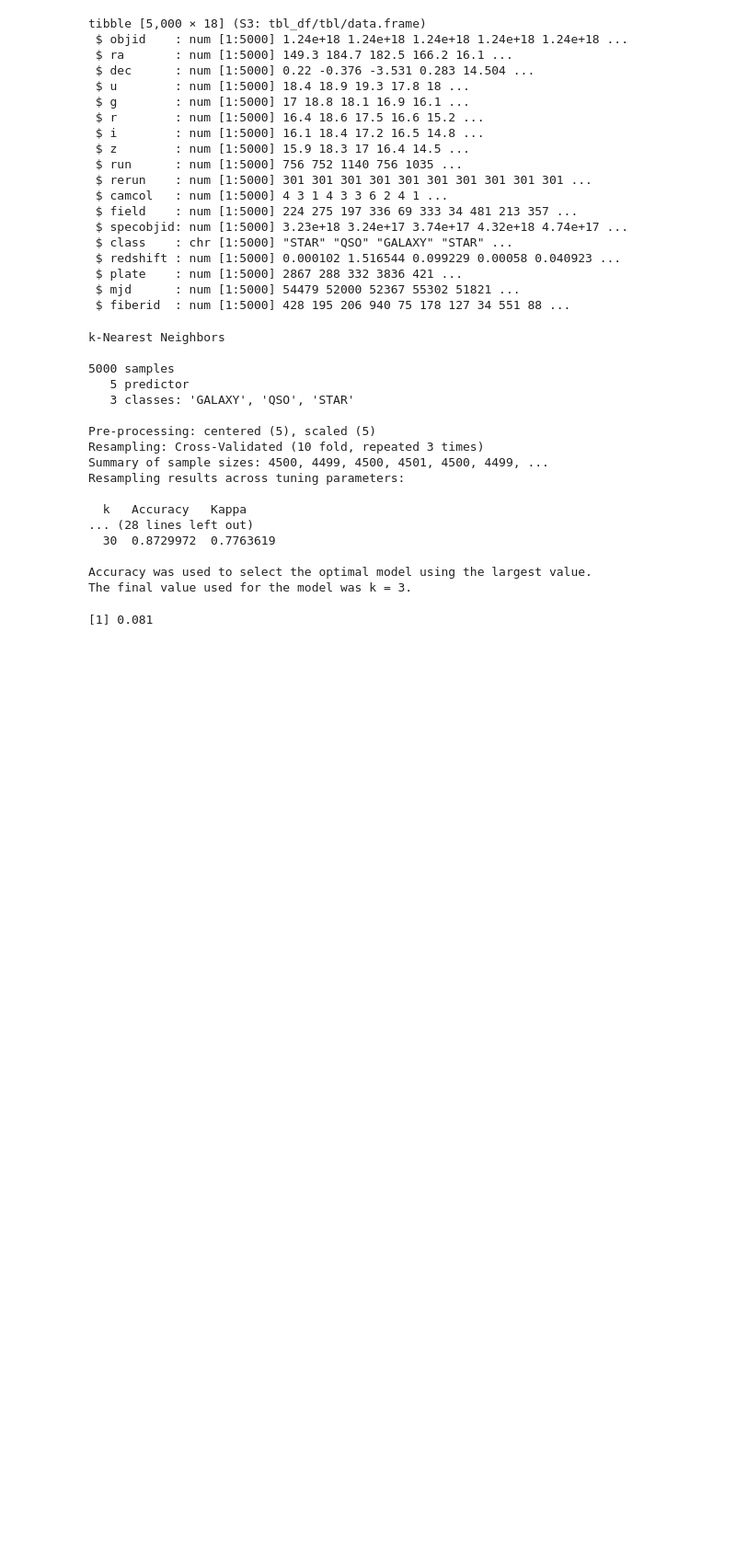
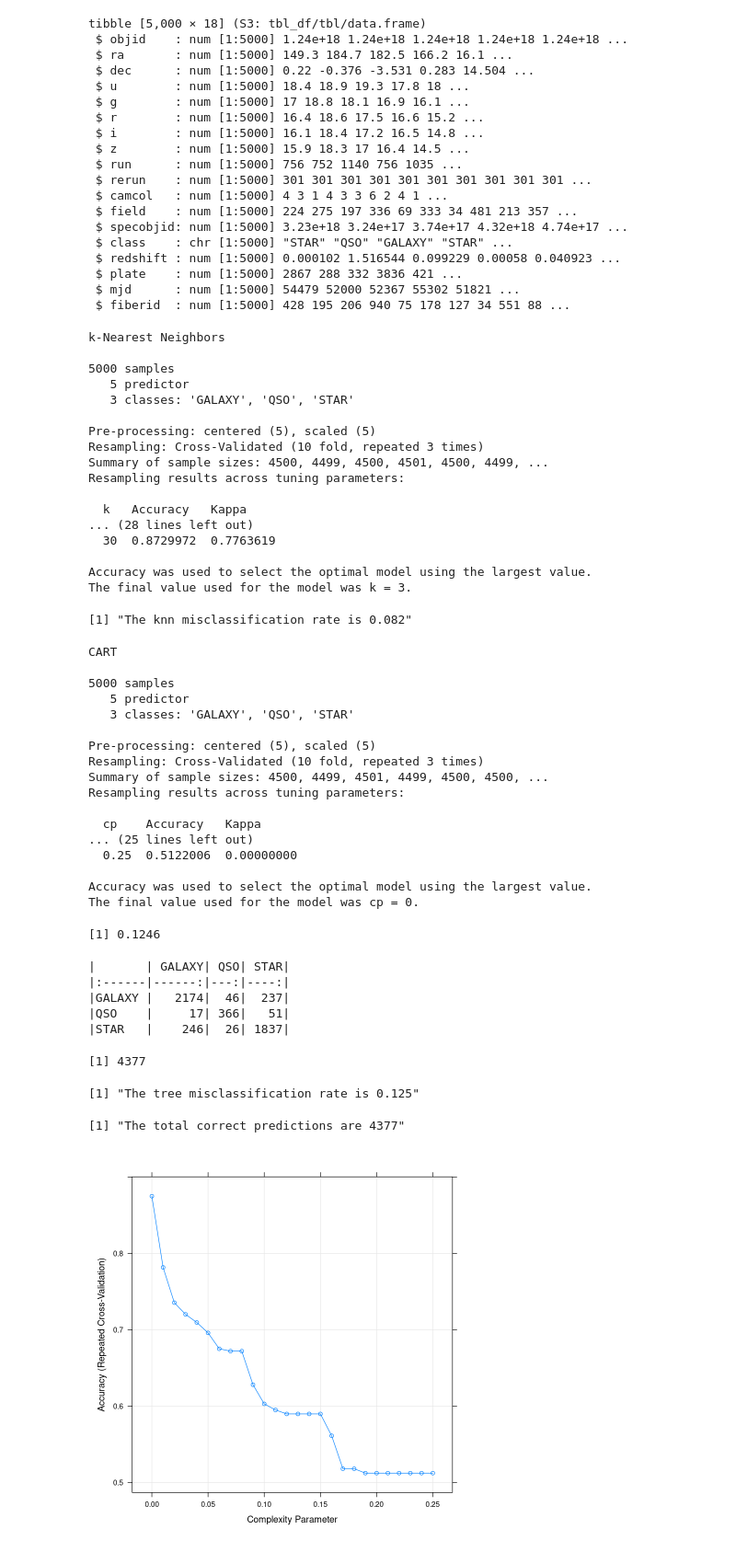
Before and after one commit to hkopanski/kerbal_science, a Jupyter notebook: sky_astroid.ipynb, the cells around one changed output. Shown at 92% size. Saved outputs shown, nothing was run; the diff lists cells and outputs as text; code cells hidden in the pictures; blank space fills up the shorter version.

```diff
--- a/sky_astroid.ipynb
+++ b/sky_astroid.ipynb
@@ -147,7 +143,68 @@ Resampling results across tuning parameters:
 Accuracy was used to select the optimal model using the largest value.
 The final value used for the model was k = 3.
 # %%
+set.seed(1)
 knn_pred1 <- predict(knn_fit1, newdata = skyTest)
-print(sum(knn_pred1 != skyTest$class)/nrow(skyTest))
+knn_misclass <- sum(knn_pred1 != skyTest$class)/nrow(skyTest)
+
+sprintf("The knn misclassification rate is %0.3f" , knn_misclass)
 # %% [output]
-[1] 0.081
+[1] "The knn misclassification rate is 0.082"
+# %%
+set.seed(1)
+
+tree_fit <- train(class ~ u + g + r + i + z,
+                  data = skyTrain,
+                  method = "rpart",
+                  trControl = trctrl,
+                  preProcess = c("center", "scale"),
+                  tuneGrid = data.frame(cp = seq(0,0.25,0.01)))
+
+tree_fit
+plot(tree_fit)
+
+tree_pred <- predict(tree_fit, newdata = skyTest)
+
+tree_misclass <- sum(tree_pred != skyTest$class) / nrow(skyTest)
+
+print(tree_misclass)
+
+tree_con_tab <- table(tree_pred, skyTest$class)
+
+knitr::kable(tree_con_tab)
+
+sum(diag(tree_con_tab))
+
+tree_misclass <- sum(tree_pred != skyTest$class) / nrow(skyTest)
+
+sprintf("The tree misclassification rate is %0.3f" , tree_misclass)
+
+sprintf("The total correct predictions are %d", sum(diag(tree_con_tab)))
+# %% [output]
+CART
+
+5000 samples
+   5 predictor
+   3 classes: 'GALAXY', 'QSO', 'STAR'
+
+Pre-processing: centered (5), scaled (5)
+Resampling: Cross-Validated (10 fold, repeated 3 times)
+Summary of sample sizes: 4500, 4499, 4501, 4499, 4500, 4500, ...
+Resampling results across tuning parameters:
+
+  cp    Accuracy   Kappa
+... (25 lines left out)
+  0.25  0.5122006  0.00000000
+
+Accuracy was used to select the optimal model using the largest value.
+The final value used for the model was cp = 0.
+[1] 0.1246
+|       | GALAXY| QSO| STAR|
+|:------|------:|---:|----:|
+|GALAXY |   2174|  46|  237|
+|QSO    |     17| 366|   51|
+|STAR   |    246|  26| 1837|
+[1] 4377
+[1] "The tree misclassification rate is 0.125"
+[1] "The total correct predictions are 4377"
+[figure, added]
```
Also changed, not shown: parts of 1 cell of this notebook.
